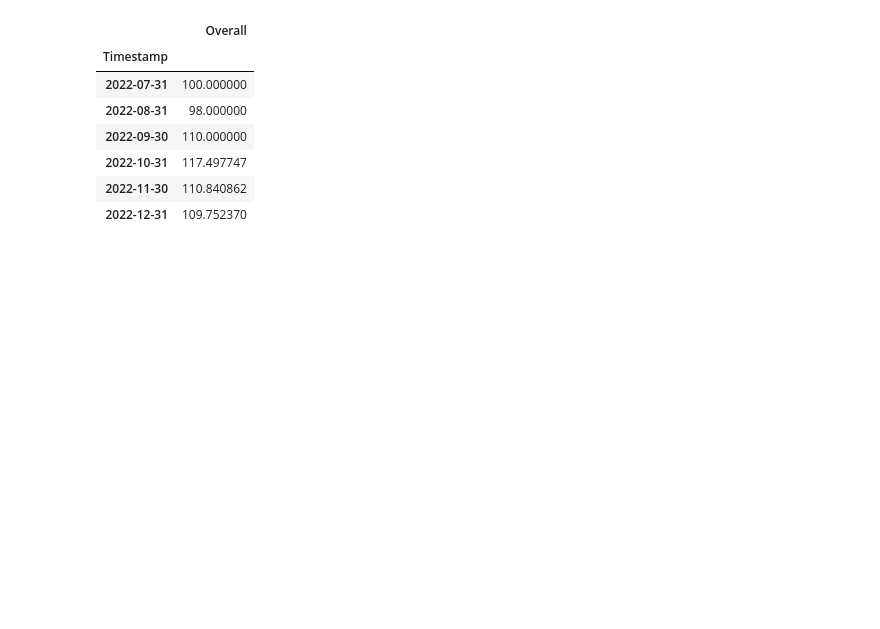
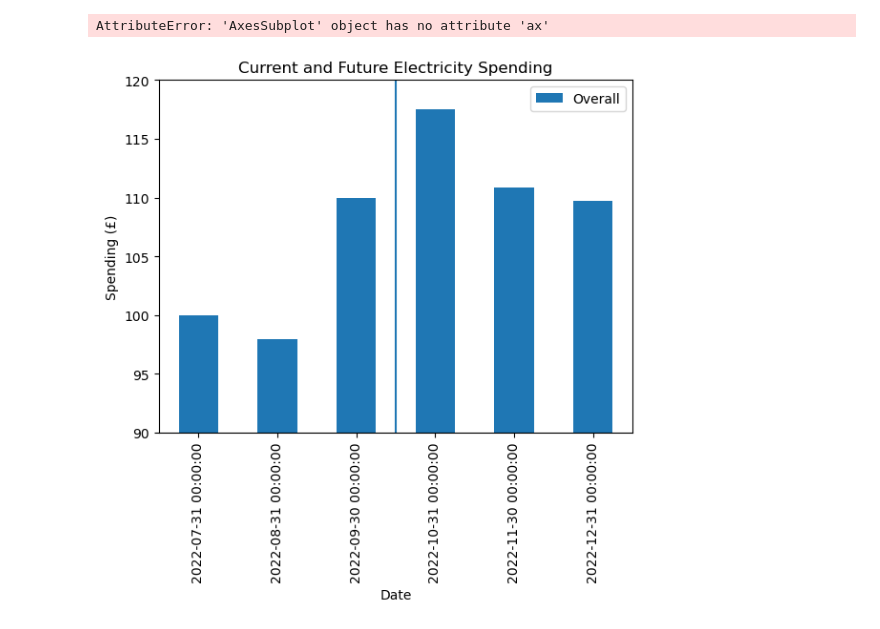
Before and after one commit to mjennings061/HackTheHub-TripleCookedChips, a Jupyter notebook: get_electricity.ipynb, the cells around one changed output. Drawn from its saved outputs; the diff is of its cells as text; code cells hidden in the pictures; blank space fills up the shorter version.

Commit message:
Updated graph

```diff
--- a/get_electricity.ipynb
+++ b/get_electricity.ipynb
@@ -40,8 +41,8 @@ def get_electricity(start_date="01-10-2022", end_date="01-01-2023", groupBy='M')
 
     # Work out if date is over 90 days.
     date_format = "%d-%m-%Y"
-    start = datetime.strptime(START_DATE, date_format)
-    end = datetime.strptime(END_DATE, date_format)
+    start = datetime.strptime(start_date, date_format)
+    end = datetime.strptime(end_date, date_format)
     delta = (end - start).days
 
     # Split starts and ends into separate dates.
@@ -118,7 +87,7 @@ def calculate_future_spending(monthly_spending_list, predicted_prices_df):
     # Get past timestamps.
     past_elec_prices = predicted_prices_df.loc[: current_month]
     past_timestamps = past_elec_prices.index.values
-    past_spending = pd.DataFrame({"Timestamp": past_timestamps, "Overall": SPENDING_ON_ELEC})
+    past_spending = pd.DataFrame({"Timestamp": past_timestamps, "Overall": monthly_spending_list})
     past_spending["Timestamp"] = pd.to_datetime(past_spending["Timestamp"], format="%d-%m-%Y")
     past_spending.set_index("Timestamp", inplace=True)
 
@@ -126,20 +95,43 @@ def calculate_future_spending(monthly_spending_list, predicted_prices_df):
     total_spending = pd.concat([past_spending, future_spending_df])
 
     return total_spending
-# %%
-# Calculate difference in spending on electricity.
-SPENDING_ON_ELEC = [100, 98, 110]
-total_spend = calculate_future_spending(SPENDING_ON_ELEC, elec_by_month)
-total_spend
-# %% [output]
-|  | Overall |
-| Timestamp |  |
-| 2022-07-31 | 100.000000 |
-| 2022-08-31 | 98.000000 |
-| 2022-09-30 | 110.000000 |
-| 2022-10-31 | 117.497747 |
-| 2022-11-30 | 110.840862 |
-| 2022-12-31 | 109.752370 |
+# %%
+def get_graph(df):
+    """Plot a graph from a DataFrame"""
+    # fig = plt.figure()
+    # plt.bar(range(len(df)), df)
+    fig = df.plot(kind="bar", ylim=(90,120))
+    fig.set_xlabel("Date")
+    fig.set_ylabel("Spending (£)")
+    fig.set_title("Current and Future Electricity Spending")
+    fig.axvline(2.5)
+
+    imgdata = StringIO()
+    fig.figure.savefig(imgdata, format="svg")
+    imgdata.seek(0)
+
+    data = imgdata.getvalue()
+    return data
+# %%
+# Plot total spending graph.
+def get_future_elec():
+    # Call the function.
+    START_DATE = "01-07-2022"
+    END_DATE = "01-12-2022"
+    GROUP_BY = "M"
+    elec_by_month = get_electricity(START_DATE, END_DATE, GROUP_BY)
+
+    # Calculate difference in spending on electricity.
+    SPENDING_ON_ELEC = [100, 98, 110]
+    total_spend = calculate_future_spending(SPENDING_ON_ELEC, elec_by_month)
+
+    figure = get_graph(total_spend)
+# %%
+# Run everything.
+get_future_elec()
+# %% [output]
+AttributeError: 'AxesSubplot' object has no attribute 'ax'
+[figure, added]
 # %%
 ##############################################################################################################
 # %%
```
Also changed, not shown: parts of 10 cells of this notebook.
